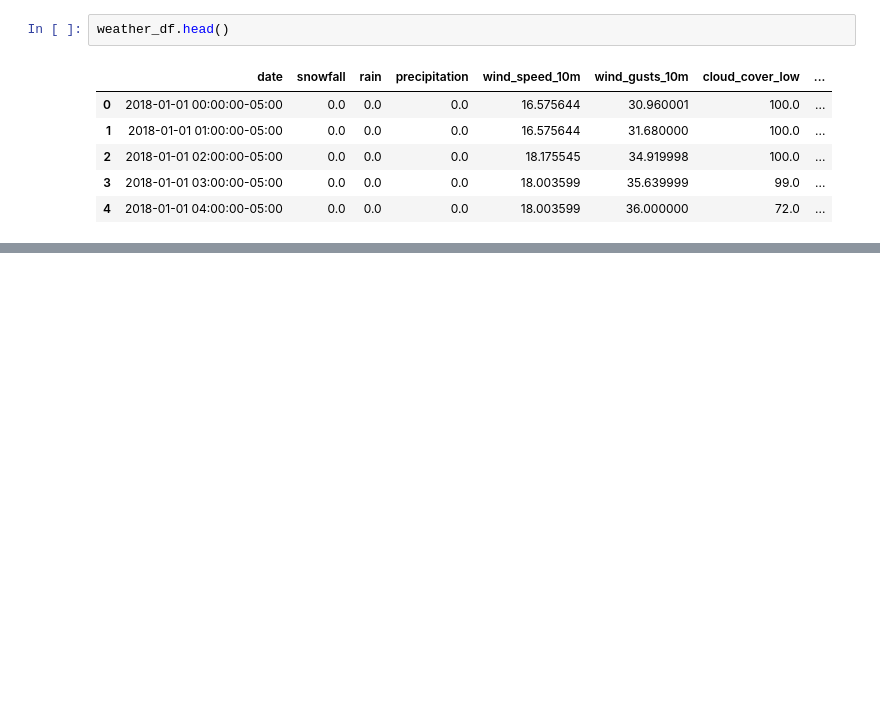
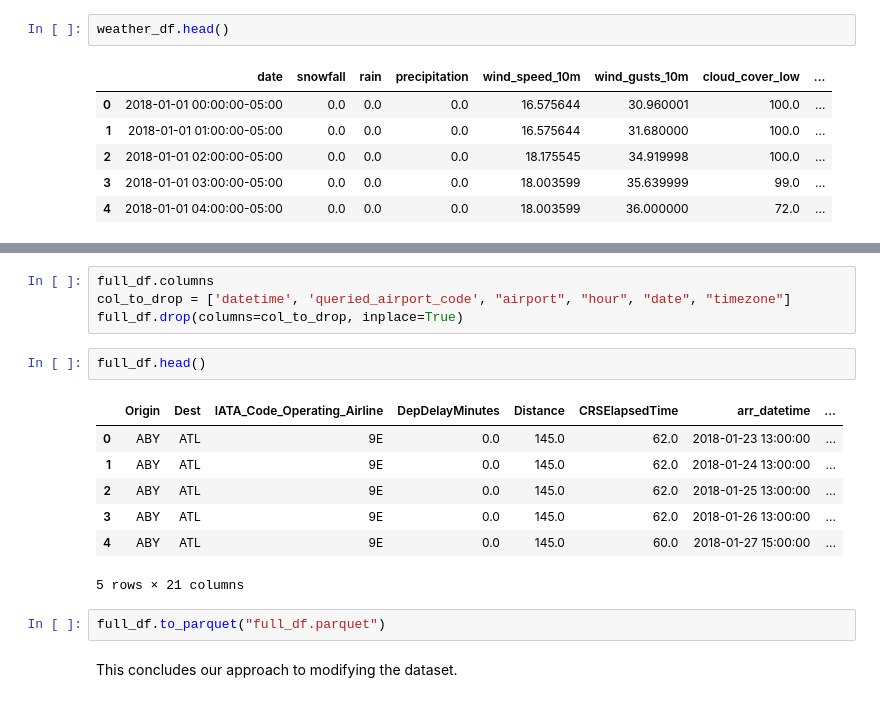
Before and after one commit to rashdul/flight-delay-prediction, a Jupyter notebook: notebooks/01_data_exploration_second_try.ipynb, the cells around one changed output, grey strips where cells are left out. Saved outputs shown, nothing was run; the diff lists cells and outputs as text; blank space fills up the shorter version.

```diff
--- a/notebooks/01_data_exploration_second_try.ipynb
+++ b/notebooks/01_data_exploration_second_try.ipynb
@@ -438,0 +504,18 @@ df.merge(weather_df, left_on="datetime", right_on="date_local")
+# %%
+full_df.columns
+col_to_drop = ['datetime', 'queried_airport_code', "airport", "hour", "date", "timezone"]
+full_df.drop(columns=col_to_drop, inplace=True)
+# %%
+full_df.head()
+# %% [output]
+|  | Origin | Dest | IATA_Code_Operating_Airline | DepDelayMinutes | Distance | CRSElapsedTime | arr_datetime | ... |
+| 0 | ABY | ATL | 9E | 0.0 | 145.0 | 62.0 | 2018-01-23 13:00:00 | ... |
+| 1 | ABY | ATL | 9E | 0.0 | 145.0 | 62.0 | 2018-01-24 13:00:00 | ... |
+| 2 | ABY | ATL | 9E | 0.0 | 145.0 | 62.0 | 2018-01-25 13:00:00 | ... |
+| 3 | ABY | ATL | 9E | 0.0 | 145.0 | 62.0 | 2018-01-26 13:00:00 | ... |
+| 4 | ABY | ATL | 9E | 0.0 | 145.0 | 60.0 | 2018-01-27 15:00:00 | ... |
+5 rows × 21 columns
+# %%
+full_df.to_parquet("full_df.parquet")
+# %% [markdown]
+This concludes our approach to modifying the dataset.
```
Also changed, not shown: parts of 6 cells of this notebook.
